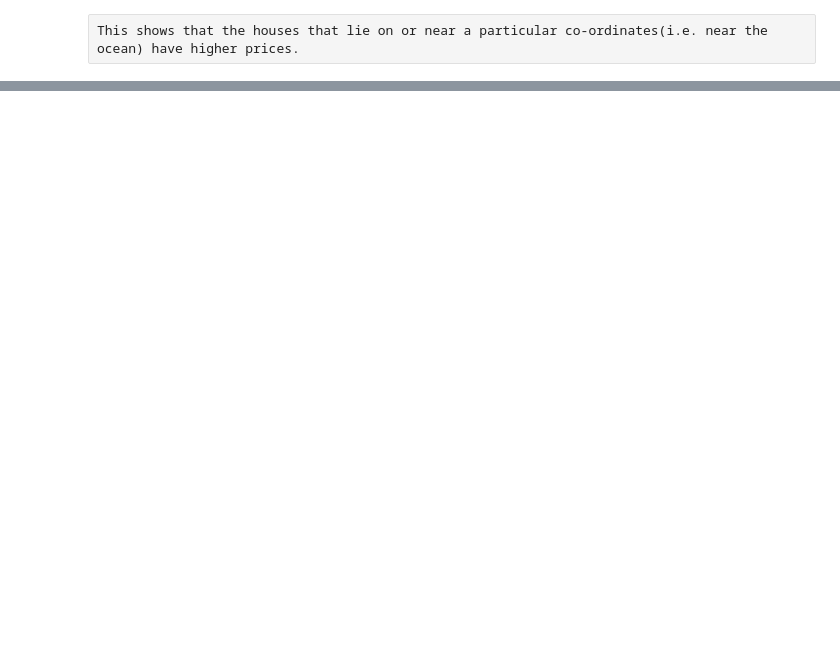
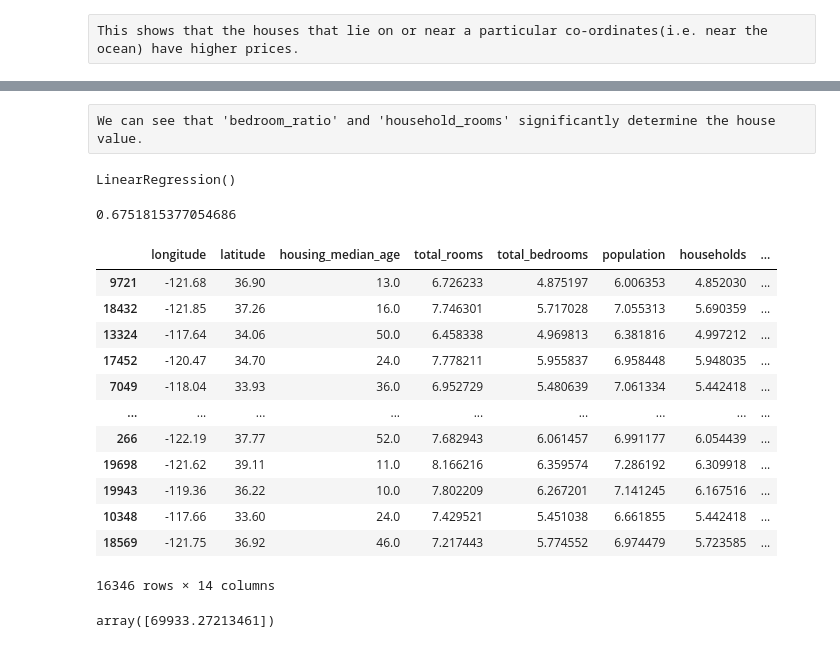
Before and after one commit to shiv-am0/Real-Estate-Price-Prediction, a Jupyter notebook: california-price-prediction.ipynb, the cells around one changed output, grey strips where cells are left out. Cells and saved outputs as stored; diff of their text form; code cells hidden in the pictures; blank space fills up the shorter version.

Commit message:
Linear Regression

```diff
--- a/california-price-prediction.ipynb
+++ b/california-price-prediction.ipynb
@@ -145,2 +150,8 @@ sns.scatterplot(x="latitude", y="longitude", data=train_data, hue="median_house_
 # %% [raw]
 This shows that the houses that lie on or near a particular co-ordinates(i.e. near the ocean) have higher prices.
+# %%
+# We can use feature engineering to combine fields to form a more meaningful factor.
+# Number of bedrooms per rooms.
+train_data['bedroom_ratio'] = train_data['total_bedrooms'] / train_data['total_rooms']
+# Number of rooms per household
+train_data['household_rooms'] = train_data['total_rooms'] / train_data['households']
@@ -146,0 +165,16 @@ This shows that the houses that lie on or near a particular co-ordinates(i.e. ne
+# %% [raw]
+We can see that 'bedroom_ratio' and 'household_rooms' significantly determine the house value.
+# %%
+from sklearn.linear_model import LinearRegression
+
+# Crating a Linear Regression object.
+reg = LinearRegression()
+
+# Dropping the ISLAND column as it does not make any significance.
+# Split the 'train_data' into X and Y.
+X_train, y_train = train_data.drop(['median_house_value', 'ISLAND'], axis=1), train_data['median_house_value']
+
+# Train the model.
+reg.fit(X_train, y_train)
+# %% [output]
+LinearRegression()
@@ -146,0 +198,25 @@ This shows that the houses that lie on or near a particular co-ordinates(i.e. ne
+# %%
+# Check the accuracy of the model using the test dataset.
+reg.score(X_test, y_test)
+# %% [output]
+0.6751815377054686
+# %%
+X_train
+# %% [output]
+|  | longitude | latitude | housing_median_age | total_rooms | total_bedrooms | population | households | ... |
+| 9721 | -121.68 | 36.90 | 13.0 | 6.726233 | 4.875197 | 6.006353 | 4.852030 | ... |
+| 18432 | -121.85 | 37.26 | 16.0 | 7.746301 | 5.717028 | 7.055313 | 5.690359 | ... |
+| 13324 | -117.64 | 34.06 | 50.0 | 6.458338 | 4.969813 | 6.381816 | 4.997212 | ... |
+| 17452 | -120.47 | 34.70 | 24.0 | 7.778211 | 5.955837 | 6.958448 | 5.948035 | ... |
+| 7049 | -118.04 | 33.93 | 36.0 | 6.952729 | 5.480639 | 7.061334 | 5.442418 | ... |
+| ... | ... | ... | ... | ... | ... | ... | ... | ... |
+| 266 | -122.19 | 37.77 | 52.0 | 7.682943 | 6.061457 | 6.991177 | 6.054439 | ... |
+| 19698 | -121.62 | 39.11 | 11.0 | 8.166216 | 6.359574 | 7.286192 | 6.309918 | ... |
+| 19943 | -119.36 | 36.22 | 10.0 | 7.802209 | 6.267201 | 7.141245 | 6.167516 | ... |
+| 10348 | -117.66 | 33.60 | 24.0 | 7.429521 | 5.451038 | 6.661855 | 5.442418 | ... |
+| 18569 | -121.75 | 36.92 | 46.0 | 7.217443 | 5.774552 | 6.974479 | 5.723585 | ... |
+16346 rows × 14 columns
+# %%
+reg.predict([[-121.68, 36.90, 13.0, 7, 4, 6, 4, 5, True, False, False, False, 0.72, 1.38]])
+# %% [output]
+array([69933.27213461])
```
Also changed, not shown: parts of 8 cells of this notebook.
